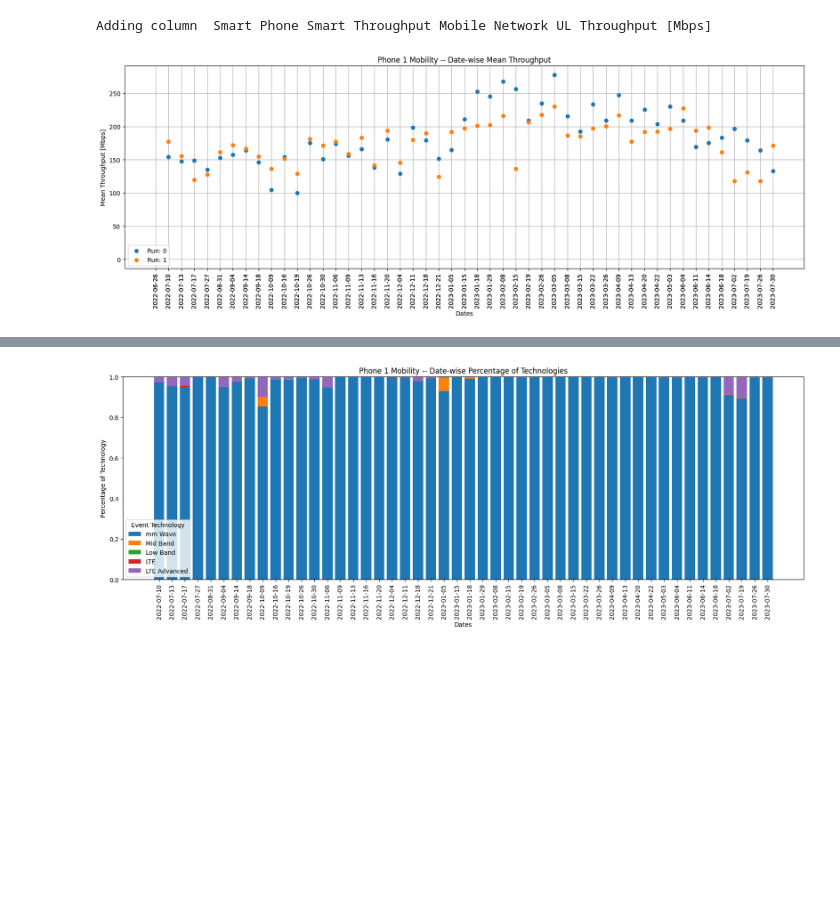
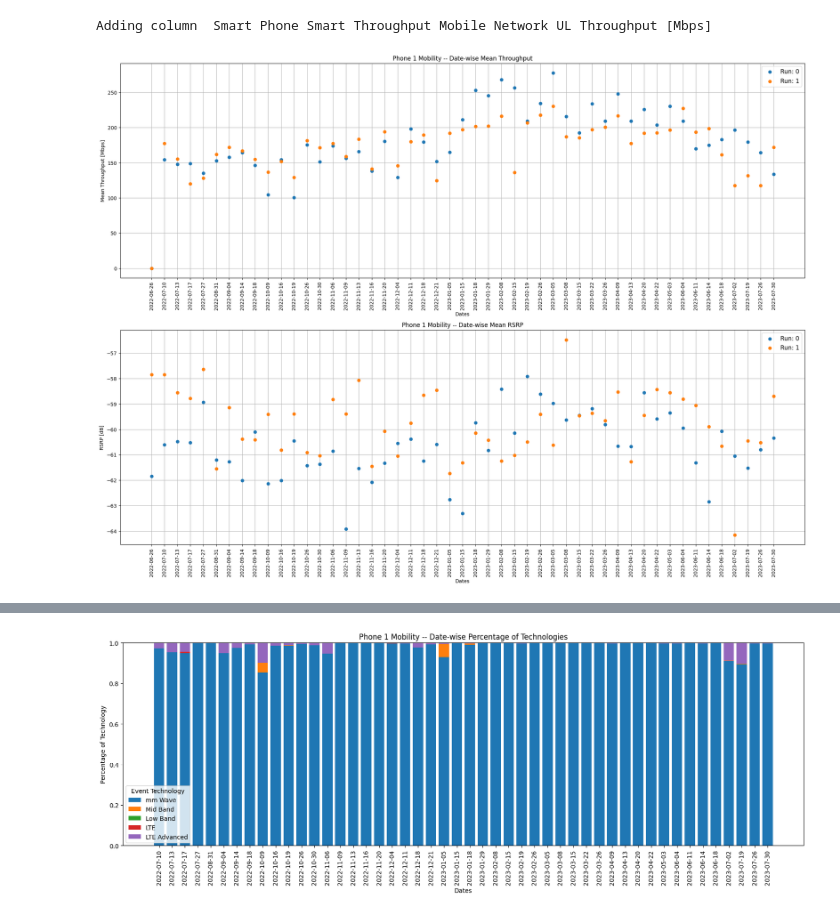
Before and after one commit to Bobeshwar/5gevolution, a Jupyter notebook: dataProcessing.ipynb, the cells around one changed output, grey strips where cells are left out. Saved outputs shown, nothing was run; the diff lists cells and outputs as text; code cells hidden in the pictures; blank space fills up the shorter version.

Commit message:
added legend to graphs

```diff
--- a/dataProcessing.ipynb
+++ b/dataProcessing.ipynb
@@ -191,4 +318,4 @@ def GenerateGraphThroughputScatter(location,title):
 # %%
-GenerateGraphThroughputScatter("Phone1Mobility.csv", "Phone 1 Mobility")
+GenerateGraphThroughputScatterRSRP("Phone1Mobility.csv", "Phone 1 Mobility")
 # %% [output]
-[figure, old version]
+[figure, new version]
```
Also changed, not shown: parts of 12 cells of this notebook.
